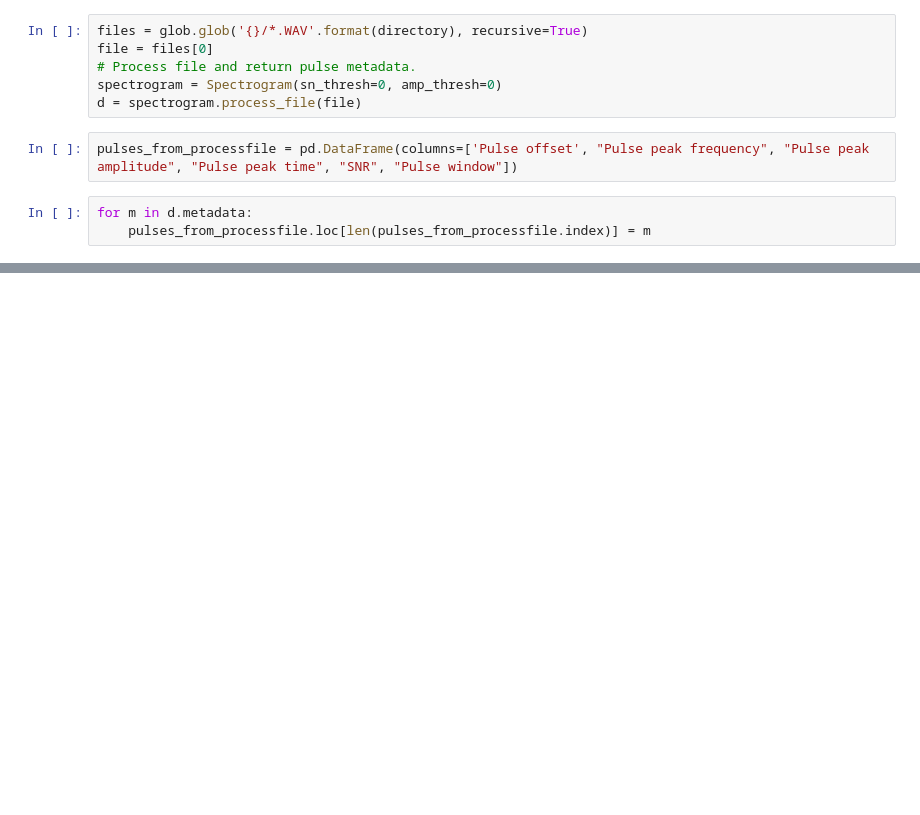
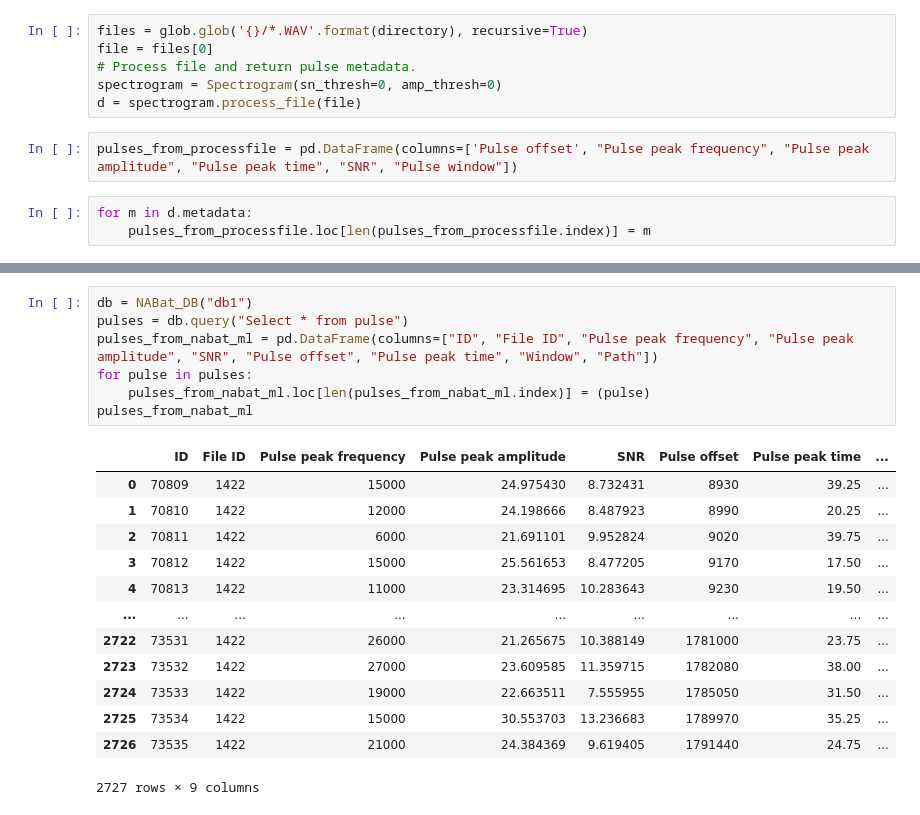
Before and after one commit to aditya-uw/nabat_ml_fork, a Jupyter notebook: notebooks/testing_pipeline.ipynb, the cells around one changed output, grey strips where cells are left out. Drawn from its saved outputs; the diff is of its cells as text; blank space fills up the shorter version.

```diff
--- a/notebooks/testing_pipeline.ipynb
+++ b/notebooks/testing_pipeline.ipynb
@@ -244,0 +284,21 @@ plt.show()
+# %%
+db = NABat_DB("db1")
+pulses = db.query("Select * from pulse")
+pulses_from_nabat_ml = pd.DataFrame(columns=["ID", "File ID", "Pulse peak frequency", "Pulse peak amplitude", "SNR", "Pulse offset", "Pulse peak time", "Window", "Path"])
+for pulse in pulses:
+    pulses_from_nabat_ml.loc[len(pulses_from_nabat_ml.index)] = (pulse)
+pulses_from_nabat_ml
+# %% [output]
+|  | ID | File ID | Pulse peak frequency | Pulse peak amplitude | SNR | Pulse offset | Pulse peak time | ... |
+| 0 | 70809 | 1422 | 15000 | 24.975430 | 8.732431 | 8930 | 39.25 | ... |
+| 1 | 70810 | 1422 | 12000 | 24.198666 | 8.487923 | 8990 | 20.25 | ... |
+| 2 | 70811 | 1422 | 6000 | 21.691101 | 9.952824 | 9020 | 39.75 | ... |
+| 3 | 70812 | 1422 | 15000 | 25.561653 | 8.477205 | 9170 | 17.50 | ... |
+| 4 | 70813 | 1422 | 11000 | 23.314695 | 10.283643 | 9230 | 19.50 | ... |
+| ... | ... | ... | ... | ... | ... | ... | ... | ... |
+| 2722 | 73531 | 1422 | 26000 | 21.265675 | 10.388149 | 1781000 | 23.75 | ... |
+| 2723 | 73532 | 1422 | 27000 | 23.609585 | 11.359715 | 1782080 | 38.00 | ... |
+| 2724 | 73533 | 1422 | 19000 | 22.663511 | 7.555955 | 1785050 | 31.50 | ... |
+| 2725 | 73534 | 1422 | 15000 | 30.553703 | 13.236683 | 1789970 | 35.25 | ... |
+| 2726 | 73535 | 1422 | 21000 | 24.384369 | 9.619405 | 1791440 | 24.75 | ... |
+2727 rows × 9 columns
```
Also changed, not shown: parts of 12 cells of this notebook, 5 other files.
